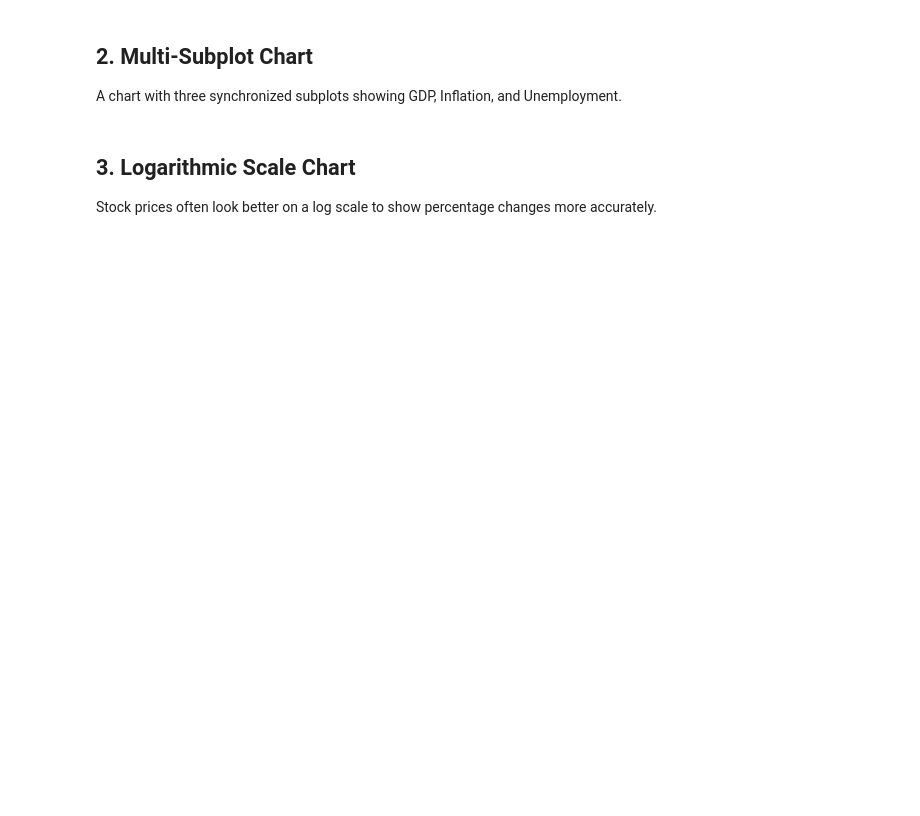
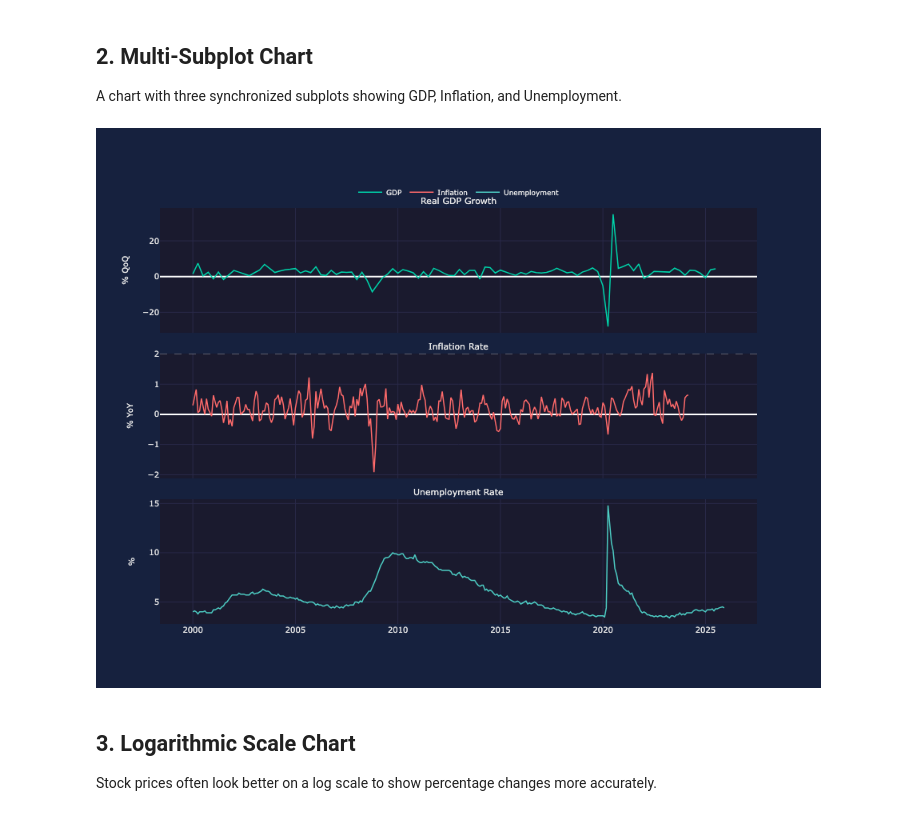
Before and after one commit to CharlieMonk/econcharts, a Jupyter notebook: notebooks/econ_charts_demo.ipynb, the cells around one changed output. Drawn from its saved outputs; the diff is of its cells as text; code cells hidden in the pictures; blank space fills up the shorter version.

```diff
--- a/notebooks/econ_charts_demo.ipynb
+++ b/notebooks/econ_charts_demo.ipynb
@@ -127,30 +100,29 @@ chart.show()
 
 A chart with three synchronized subplots showing GDP, Inflation, and Unemployment.
 # %%
-gdp_dates, gdp_values = generate_gdp_data()
-inf_dates, inf_values = generate_inflation_data()
-unemp_dates, unemp_values = generate_unemployment_data()
-
+# Multi-subplot with real economic data
 chart = econcharts(
     num_rows=3,
-    subplot_titles=('GDP Growth', 'Inflation', 'Unemployment'),
+    subplot_titles=('Real GDP Growth', 'Inflation Rate', 'Unemployment Rate'),
     height=700,
 )
 
 chart.add_line(row=1, x=gdp_dates, y=gdp_values, name='GDP', color='teal')
-chart.add_line(row=2, x=inf_dates, y=inf_values, name='CPI', color='coral')
+chart.add_line(row=2, x=inf_dates, y=inf_values, name='Inflation', color='coral')
 chart.add_line(row=3, x=unemp_dates, y=unemp_values, name='Unemployment', color='sky')
 
-chart.set_yaxis(row=1, title='% YoY')
+chart.set_yaxis(row=1, title='% QoQ')
 chart.set_yaxis(row=2, title='% YoY')
-chart.set_yaxis(row=3, title='% Rate')
+chart.set_yaxis(row=3, title='%')
 
 chart.add_hline(row=1, y=0)
-chart.add_hline(row=2, y=2.0)  # 2% inflation target
+chart.add_hline(row=2, y=2.0)  # Fed's 2% inflation target
 
 chart.set_legend(orientation='h', position='top')
 chart.enable_unified_spikeline()
 chart.show()
+# %% [output]
+[figure, added]
 # %% [markdown]
 ## 3. Logarithmic Scale Chart
 
```
Also changed, not shown: parts of 13 cells of this notebook, 10 other files.
